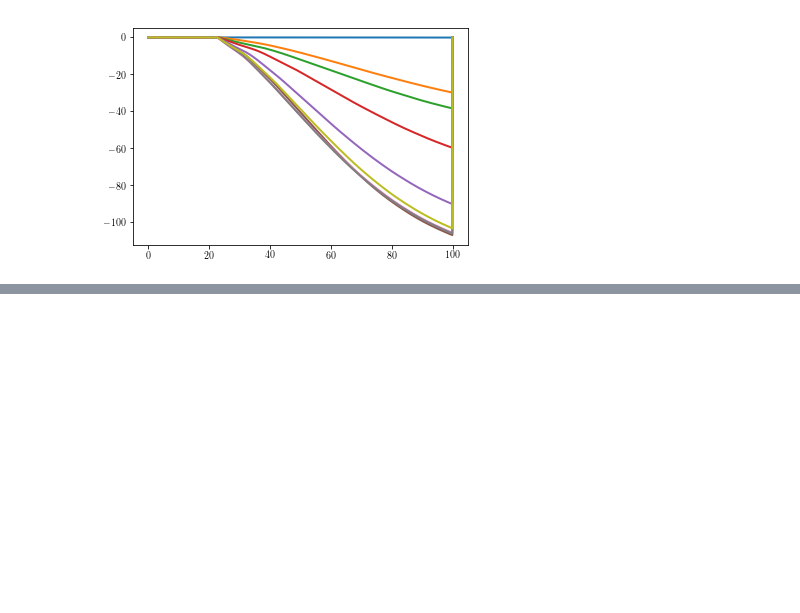
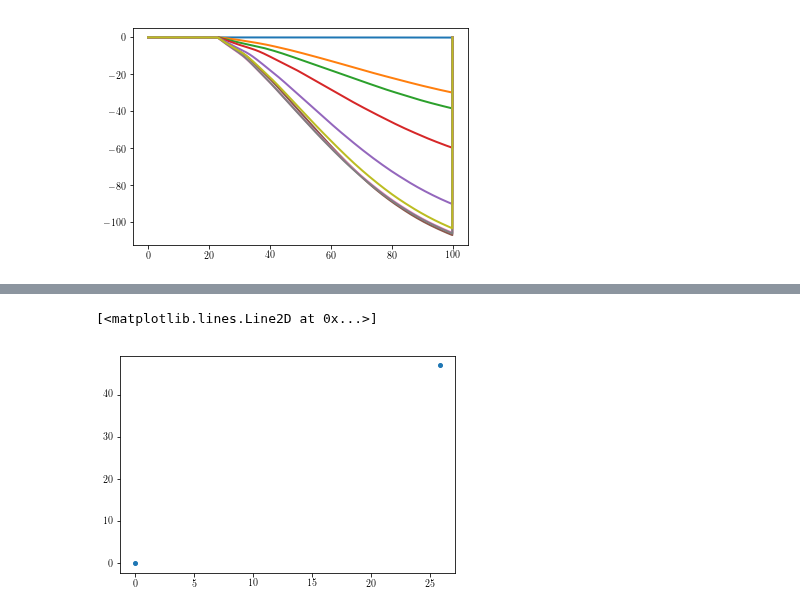
Before and after one commit to rnwatanabe/projectPR, a Jupyter notebook: ExampleNotebooks/ForceVariability.ipynb, the cells around one changed output, grey strips where cells are left out. Saved outputs shown, nothing was run; the diff lists cells and outputs as text; code cells hidden in the pictures; blank space fills up the shorter version.

```diff
--- a/ExampleNotebooks/ForceVariability.ipynb
+++ b/ExampleNotebooks/ForceVariability.ipynb
@@ -41,7 +41,8 @@ conf = Configuration('confForceVariability.rmto')
 conf.simDuration_ms = 100 # Here I change simulation duration without changing the Configuration file.
 t = np.arange(0.0, conf.simDuration_ms, conf.timeStep_ms)
 # %%
-FR = np.array([95.0, 110.0 ,125.0, 140.0, 155.0, 170.0, 185.0, 200.0, 250])
+#FR = np.array([95.0, 110.0 ,125.0, 140.0, 155.0, 170.0, 185.0, 200.0, 250])
+FR = np.array([95.0, 110.0])
 GammaOrder = np.array([7, 5, 4, 4, 4, 3, 2, 2, 1])
 condVelS = np.linspace(44/2.0, 44*2.0, 5)
 condVelFR = np.linspace(51/2.0, 51*2.0, 5)
@@ -53,7 +54,12 @@ forceSOL = np.empty((len(t),len(FR), len(condVelS)))
 forceMG = np.empty((len(t),len(FR), len(condVelS)))
 forceLG = np.empty((len(t),len(FR), len(condVelS)))
 torque = np.empty((len(t), len(FR), len(condVelS)))
-
+spikesSOLTerminal = dict()
+spikesMGTerminal = dict()
+spikesLGTerminal = dict()
+spikesSOLSoma = dict()
+spikesMGSoma = dict()
+spikesLGSoma = dict()
 
 for m in xrange(len(condVelS)):
 
@@ -92,12 +98,20 @@ for m in xrange(len(condVelS)):
 
         toc = time.time()
 
+        pools[0].listSpikes()
+        pools[1].listSpikes()
+        pools[2].listSpikes()
 
         forceSOL[:,l,m] = np.squeeze(pools[0].Muscle.force)
         forceMG[:,l,m] = np.squeeze(pools[1].Muscle.force)
         forceLG[:,l,m] = np.squeeze(pools[2].Muscle.force)
         torque[:,l,m] = np.squeeze(ankle.ankleTorque_Nm)
-
+        spikesSOLTerminal['FR' + str(l) + 'delay' + str(m)] = pools[0].poolTerminalSpikes
+        spikesMGTerminal['FR' + str(l) + 'delay' + str(m)] = pools[1].poolTerminalSpikes
+        spikesLGTerminal['FR' + str(l) + 'delay' + str(m)] = pools[2].poolTerminalSpikes
+        spikesSOLSoma['FR' + str(l) + 'delay' + str(m)] = pools[0].poolSomaSpikes
+        spikesMGSoma['FR' + str(l) + 'delay' + str(m)] = pools[1].poolTerminalSpikes
+        spikesLGSoma['FR' + str(l) + 'delay' + str(m)] = pools[2].poolTerminalSpikes
 
         print str(toc - tic) + ' seconds'
         for k in xrange(0, len(pools)):
@@ -156,0 +194,5 @@ X
+# %%
+plt.plot(spikesLGSoma['FR1delay1'][0],spikesLGSoma['FR1delay1'][1],'.')
+# %% [output]
+[<matplotlib.lines.Line2D at 0x...>]
+[figure, added]
```
Also changed, not shown: parts of 7 cells of this notebook, 30 other files.
